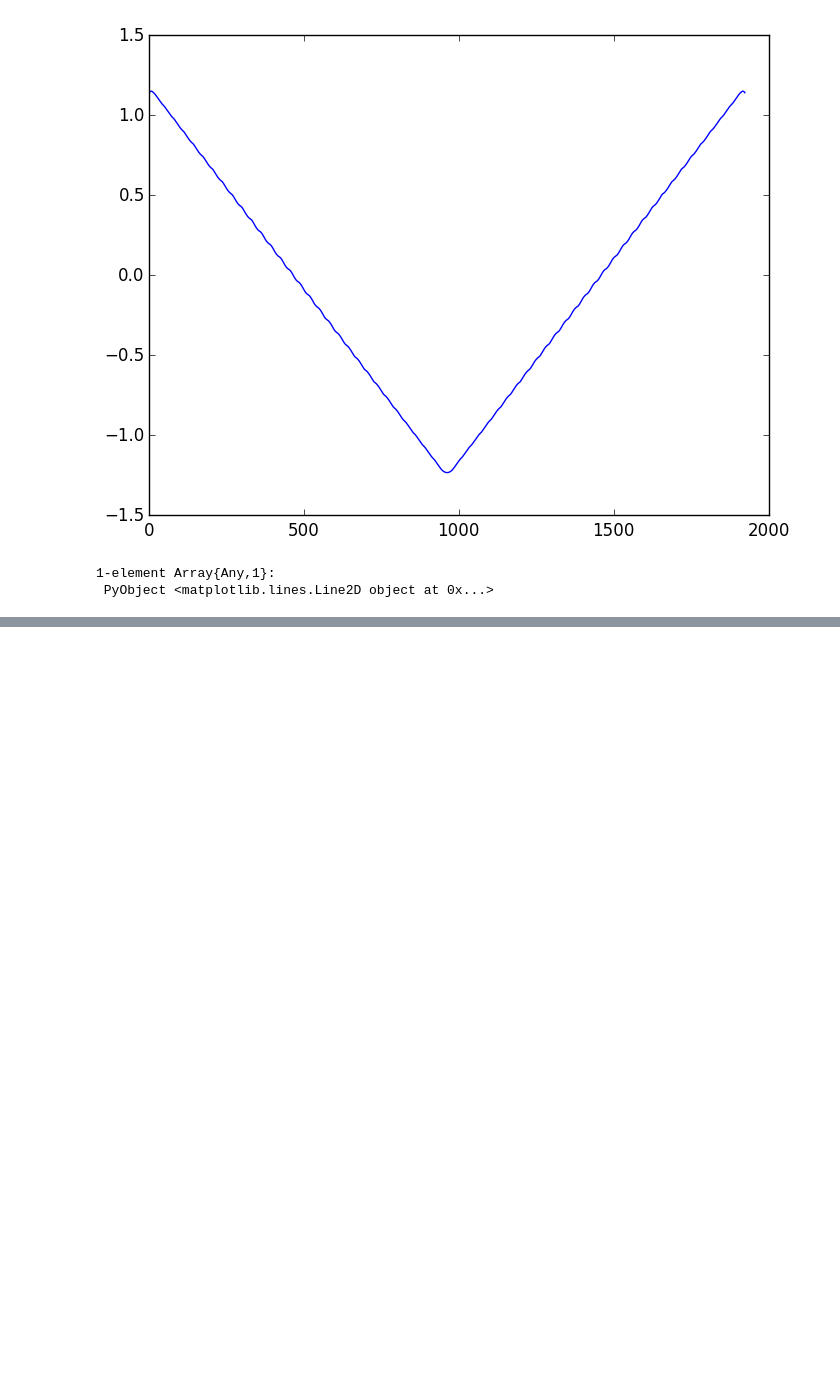
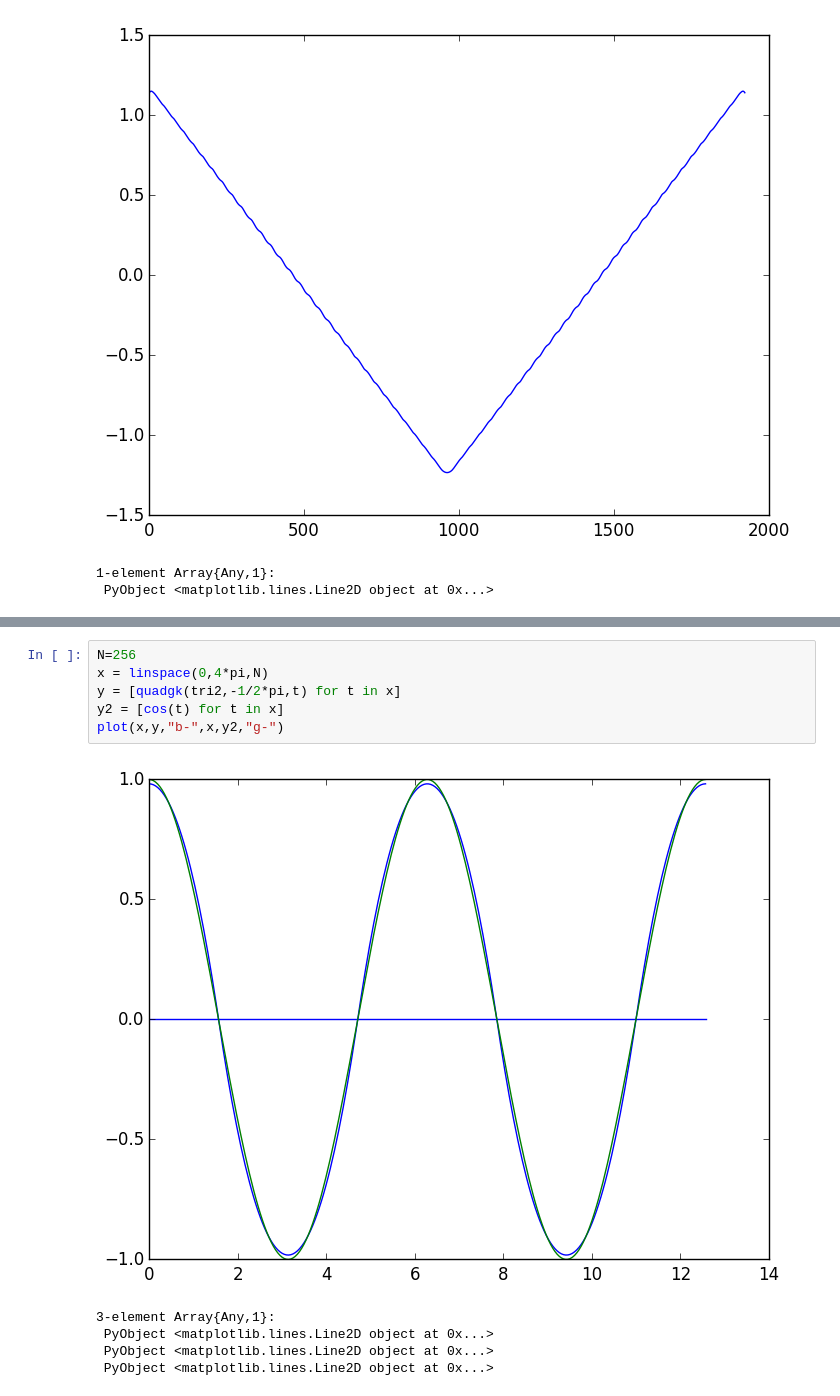
Before and after one commit to mgje/Python-Mathematik-Beispiele, a Jupyter notebook: notebook/Sin_Approximation.ipynb, the cells around one changed output, grey strips where cells are left out. Cells and saved outputs as stored; diff of their text form; blank space fills up the shorter version.

```diff
--- a/notebook/Sin_Approximation.ipynb
+++ b/notebook/Sin_Approximation.ipynb
@@ -369,0 +367,12 @@ Die sinus Approximaiton mit Ping-Pong ändert ihre Steigung gleichmässig
+# %%
+N=256
+x = linspace(0,4*pi,N)
+y = [quadgk(tri2,-1/2*pi,t) for t in x]
+y2 = [cos(t) for t in x]
+plot(x,y,"b-",x,y2,"g-")
+# %% [output]
+[figure, added]
+3-element Array{Any,1}:
+ PyObject <matplotlib.lines.Line2D object at 0x...>
+ PyObject <matplotlib.lines.Line2D object at 0x...>
+ PyObject <matplotlib.lines.Line2D object at 0x...>
```
Also changed, not shown: parts of 17 cells of this notebook.
